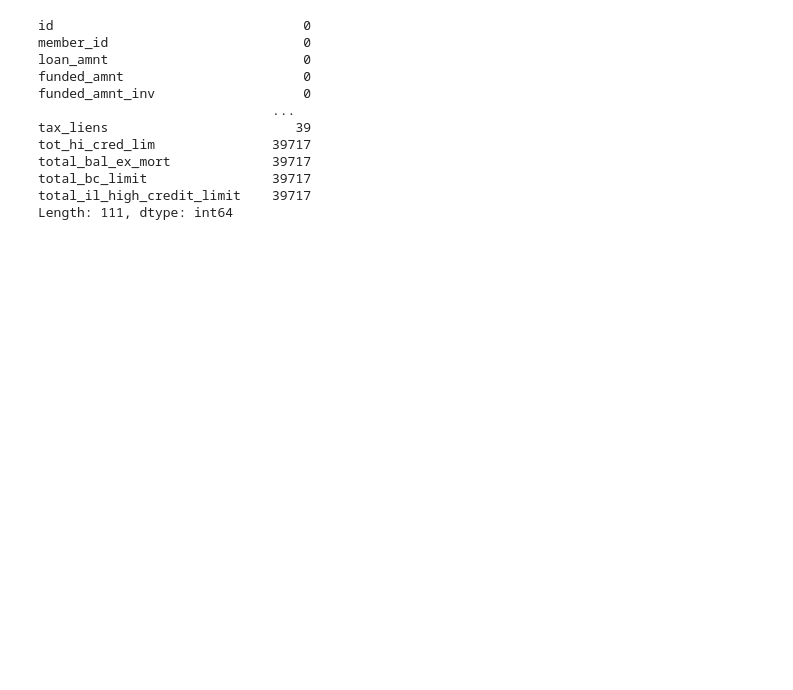
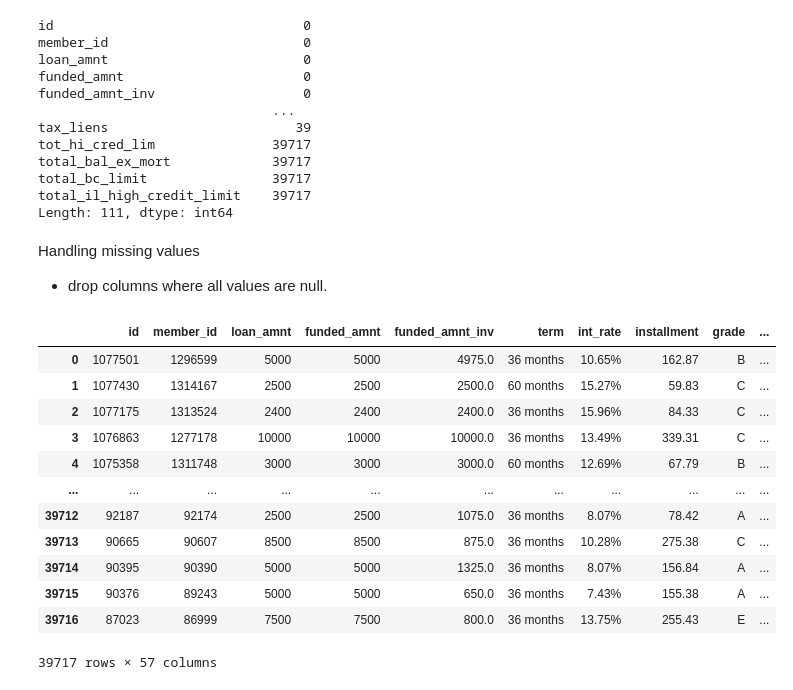
Before and after one commit to RavishankarDuMCA10/LendingClubCaseStudy, a Jupyter notebook: Lending_Club_Default_Analysis.ipynb, the cells around one changed output. Cells and saved outputs as stored; diff of their text form; code cells hidden in the pictures; blank space fills up the shorter version.

Commit message:
Undarstanding Lending Club data and dropped some columns those have all null values.

```diff
--- a/Lending_Club_Default_Analysis.ipynb
+++ b/Lending_Club_Default_Analysis.ipynb
@@ -31,4 +31,6 @@ warnings.filterwarnings('ignore')
 # %% [markdown]
 ## Data Loading
 # %%
-df = pd.read_csv("loan.csv")
+#Read CSV file and check it's attributes.
+loan = pd.read_csv("loan.csv")
+loan.head()
@@ -85,3 +126,23 @@ total_bal_ex_mort             39717
 total_bc_limit                39717
 total_il_high_credit_limit    39717
 Length: 111, dtype: int64
+# %% [markdown]
+Handling missing values
+ - drop columns where all values are null.
+# %%
+loan = loan.dropna(axis=1, how='all')
+loan
+# %% [output]
+|  | id | member_id | loan_amnt | funded_amnt | funded_amnt_inv | term | int_rate | installment | grade | ... |
+| 0 | 1077501 | 1296599 | 5000 | 5000 | 4975.0 | 36 months | 10.65% | 162.87 | B | ... |
+| 1 | 1077430 | 1314167 | 2500 | 2500 | 2500.0 | 60 months | 15.27% | 59.83 | C | ... |
+| 2 | 1077175 | 1313524 | 2400 | 2400 | 2400.0 | 36 months | 15.96% | 84.33 | C | ... |
+| 3 | 1076863 | 1277178 | 10000 | 10000 | 10000.0 | 36 months | 13.49% | 339.31 | C | ... |
+| 4 | 1075358 | 1311748 | 3000 | 3000 | 3000.0 | 60 months | 12.69% | 67.79 | B | ... |
+| ... | ... | ... | ... | ... | ... | ... | ... | ... | ... | ... |
+| 39712 | 92187 | 92174 | 2500 | 2500 | 1075.0 | 36 months | 8.07% | 78.42 | A | ... |
+| 39713 | 90665 | 90607 | 8500 | 8500 | 875.0 | 36 months | 10.28% | 275.38 | C | ... |
+| 39714 | 90395 | 90390 | 5000 | 5000 | 1325.0 | 36 months | 8.07% | 156.84 | A | ... |
+| 39715 | 90376 | 89243 | 5000 | 5000 | 650.0 | 36 months | 7.43% | 155.38 | A | ... |
+| 39716 | 87023 | 86999 | 7500 | 7500 | 800.0 | 36 months | 13.75% | 255.43 | E | ... |
+39717 rows × 57 columns
```
Also changed, not shown: parts of 15 cells of this notebook.
